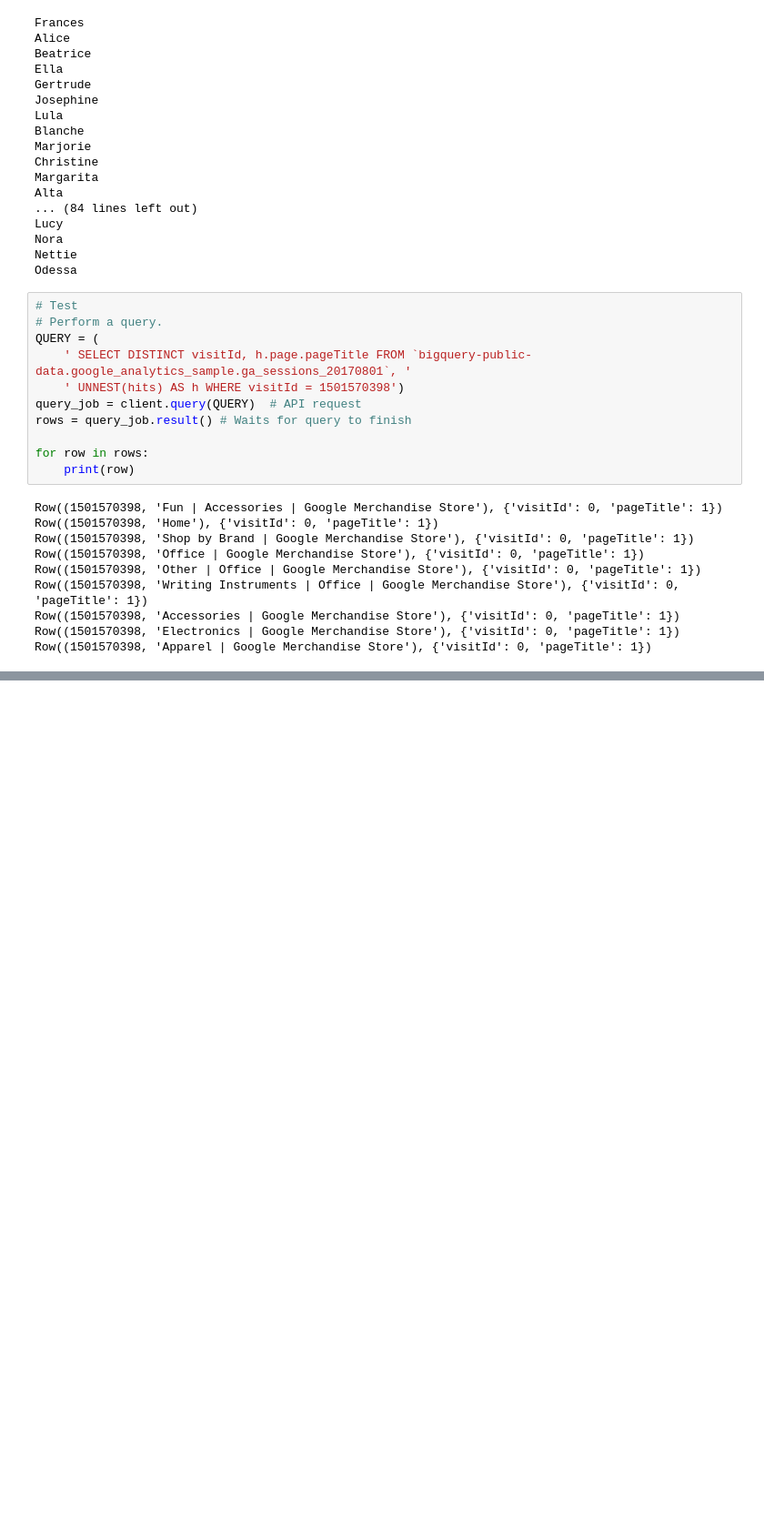
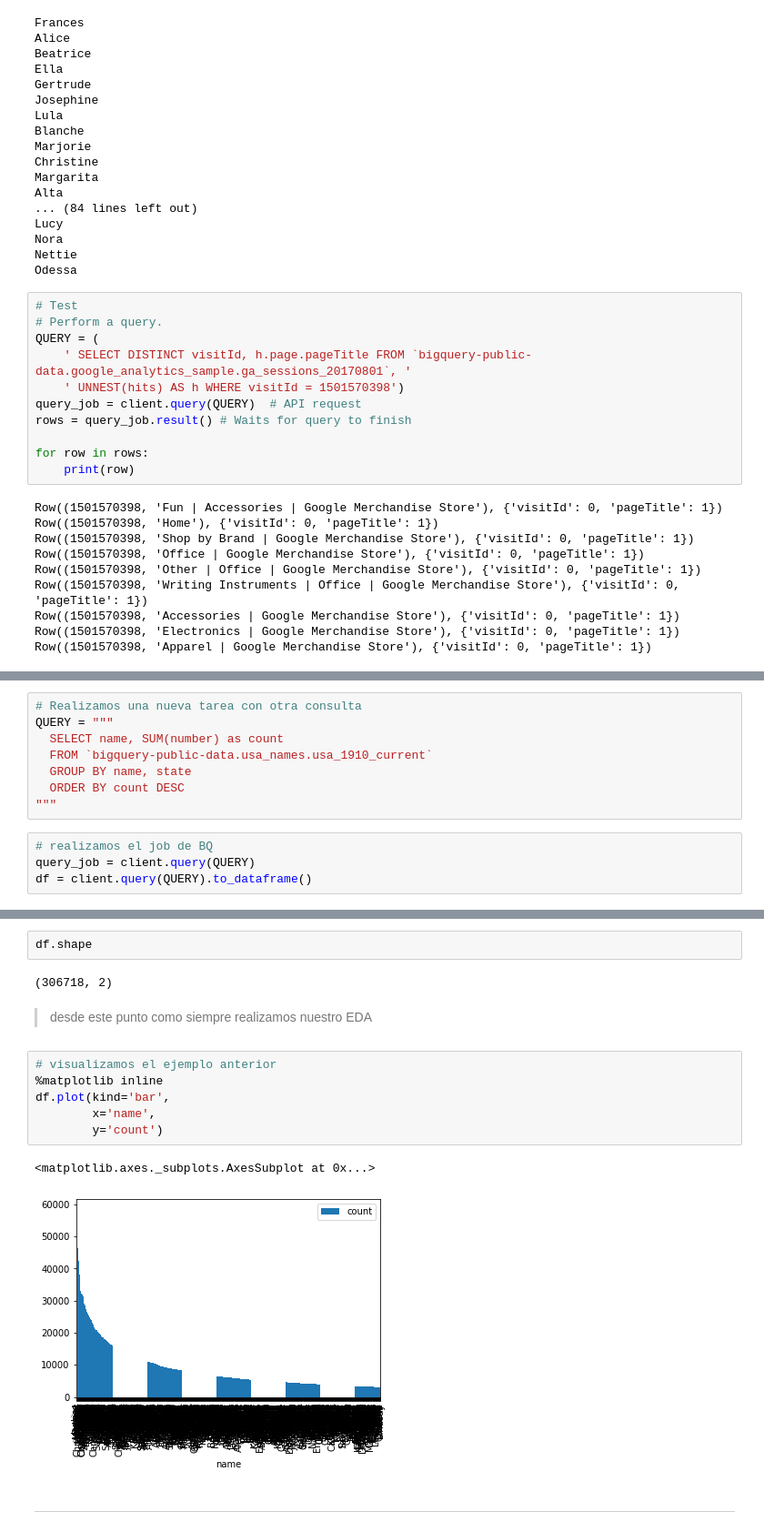
Before and after one commit to talitacardenas/The_Bridge_School_DataScience_PT, a Jupyter notebook: 02_DataAnalysis/labs/BigQuery/lab02_Google_BigQuery_en_Python.ipynb, the cells around one changed output, grey strips where cells are left out. Shown at 91% size. Saved outputs shown, nothing was run; the diff lists cells and outputs as text; blank space fills up the shorter version.

```diff
--- a/02_DataAnalysis/labs/BigQuery/lab02_Google_BigQuery_en_Python.ipynb
+++ b/02_DataAnalysis/labs/BigQuery/lab02_Google_BigQuery_en_Python.ipynb
@@ -116,0 +167,12 @@ Row((1501570398, 'Apparel | Google Merchandise Store'), {'visitId': 0, 'pageTitl
+# %%
+# Realizamos una nueva tarea con otra consulta
+QUERY = """
+  SELECT name, SUM(number) as count
+  FROM `bigquery-public-data.usa_names.usa_1910_current`
+  GROUP BY name, state
+  ORDER BY count DESC
+"""
+# %%
+# realizamos el job de BQ
+query_job = client.query(QUERY)
+df = client.query(QUERY).to_dataframe()
@@ -116,0 +215,17 @@ Row((1501570398, 'Apparel | Google Merchandise Store'), {'visitId': 0, 'pageTitl
+# %%
+df.shape
+# %% [output]
+(306718, 2)
+# %% [markdown]
+> desde este punto como  siempre realizamos nuestro EDA
+# %%
+# visualizamos el ejemplo anterior
+%matplotlib inline
+df.plot(kind='bar',
+        x='name',
+        y='count')
+# %% [output]
+<matplotlib.axes._subplots.AxesSubplot at 0x...>
+[figure, added]
+# %% [markdown]
+***
```
Also changed, not shown: parts of 20 cells of this notebook, 2 other files.
